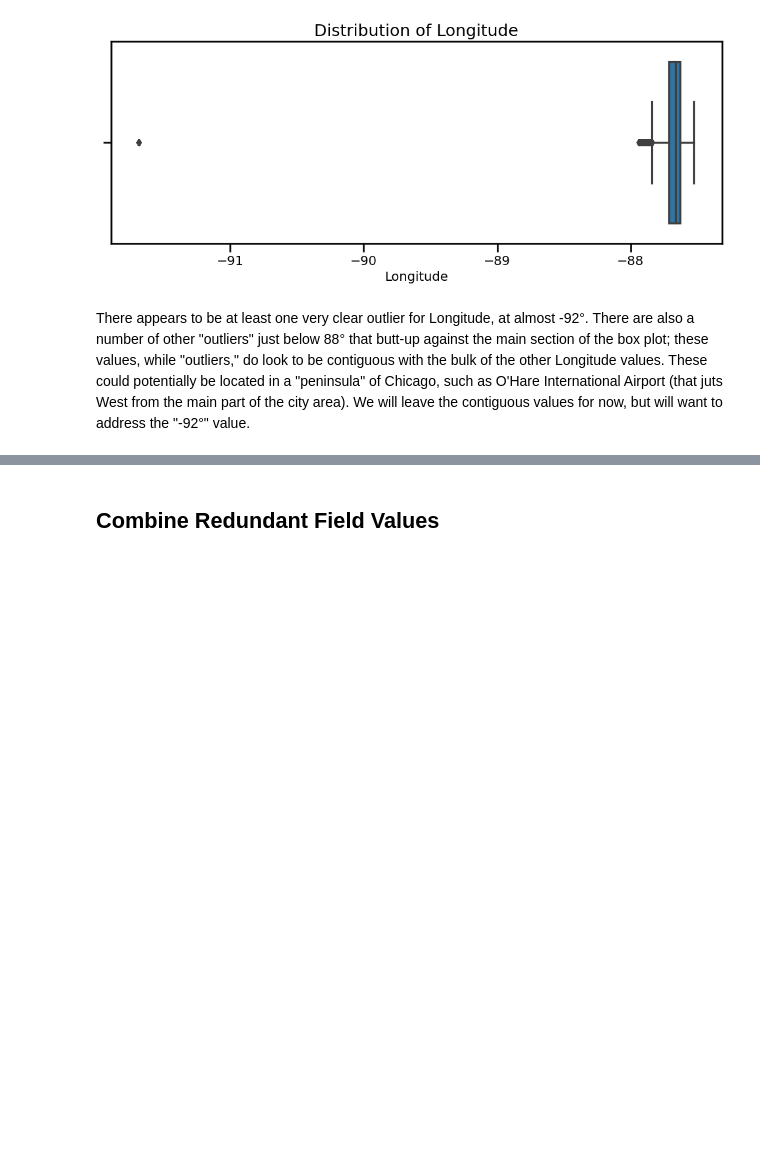
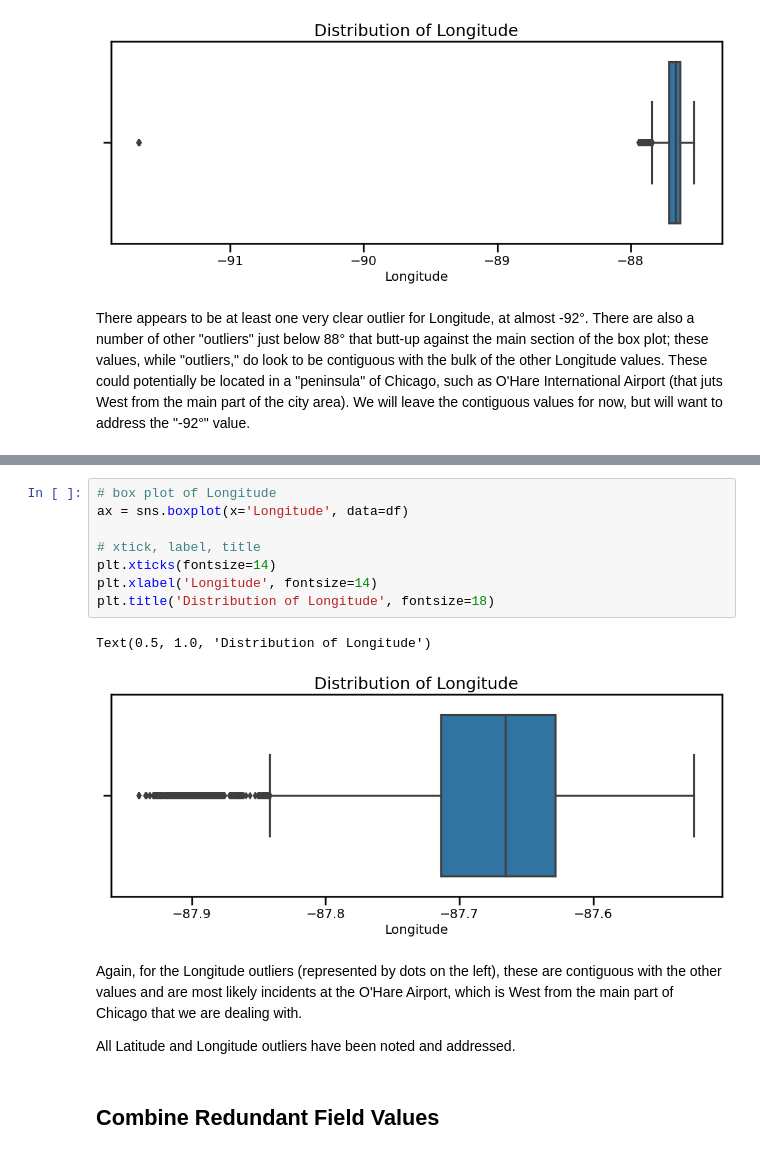
Before and after one commit to whitefreeze/Chicago-Crime-Data, a Jupyter notebook: Chicago-Crime-Data v2.1.ipynb, the cells around one changed output, grey strips where cells are left out. Drawn from its saved outputs; the diff is of its cells as text; blank space fills up the shorter version.

```diff
--- a/Chicago-Crime-Data v2.1.ipynb
+++ b/Chicago-Crime-Data v2.1.ipynb
@@ -1010,3 +1143,18 @@ There appears to be at least one very clear outlier for Longitude, at almost -92
+# %%
+# box plot of Longitude
+ax = sns.boxplot(x='Longitude', data=df)
+
+# xtick, label, title
+plt.xticks(fontsize=14)
+plt.xlabel('Longitude', fontsize=14)
+plt.title('Distribution of Longitude', fontsize=18)
+# %% [output]
+Text(0.5, 1.0, 'Distribution of Longitude')
+[figure, added]
+# %% [markdown]
+Again, for the Longitude outliers (represented by dots on the left), these are contiguous with the other values and are most likely incidents at the O'Hare Airport, which is West from the main part of Chicago that we are dealing with.
+
+All Latitude and Longitude outliers have been noted and addressed.
 # %% [markdown]
 ## Combine Redundant Field Values
 # %%
```
Also changed, not shown: parts of 29 cells of this notebook, 4 other files.
